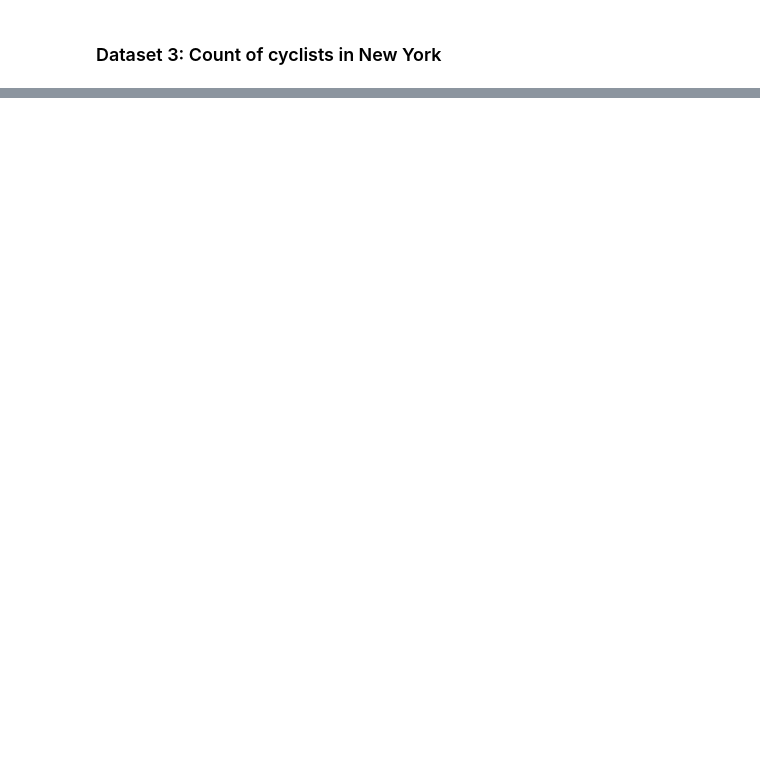
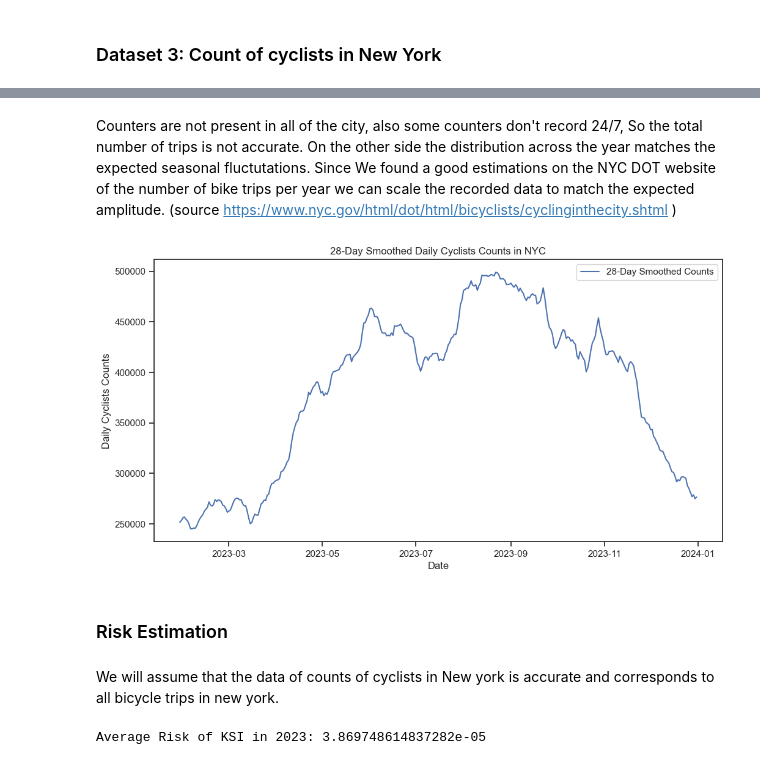
Before and after one commit to aziztnani/Citibike_insurance, a Jupyter notebook: notebooks/citibike_data_analysis.ipynb, the cells around one changed output, grey strips where cells are left out. Saved outputs shown, nothing was run; the diff lists cells and outputs as text; code cells hidden in the pictures; blank space fills up the shorter version.

Commit message:
Risk Estimation

```diff
--- a/notebooks/citibike_data_analysis.ipynb
+++ b/notebooks/citibike_data_analysis.ipynb
@@ -453,0 +483,36 @@ plt.show()
+# %% [markdown]
+Counters are not present in all of the city, also some counters don't record 24/7, So the total number of trips is not accurate. On the other side the distribution across the year matches the expected seasonal fluctutations. Since We found a good estimations on the NYC DOT website of the number of bike trips per year we can scale the recorded data to match the expected amplitude. (source https://www.nyc.gov/html/dot/html/bicyclists/cyclinginthecity.shtml )
+# %%
+number_of_bike_trips_nyc_2023 = 222700000
+scale_factor = number_of_bike_trips_nyc_2023 / trip_data.count()
+df_cyclists_nyc_daily['adjusted_daily_counts'] = df_cyclists_nyc_daily['daily_counts']*scale_factor
+# %%
+# Convert the date column to datetime if it's not already
+df_cyclists_nyc_daily['date'] = pd.to_datetime(df_cyclists_nyc_daily['date'])
+
+# Calculate the 28-day rolling average
+df_cyclists_nyc_daily['adjusted_daily_counts_smoothed'] = df_cyclists_nyc_daily['adjusted_daily_counts'].rolling(window=28).mean()
+
+# Plot the smoothed data
+plt.figure(figsize=(12, 6))
+plt.plot(df_cyclists_nyc_daily['date'], df_cyclists_nyc_daily['adjusted_daily_counts_smoothed'], label='28-Day Smoothed Counts')
+plt.xlabel('Date')
+plt.ylabel('Daily Cyclists Counts')
+plt.title('28-Day Smoothed Daily Cyclists Counts in NYC')
+plt.legend()
+plt.show()
+# %% [output]
+[figure, added]
+# %% [markdown]
+### Risk Estimation
+# %% [markdown]
+We will assume that the data of counts of cyclists in New york is accurate and corresponds to all bicycle trips in new york.
+# %%
+#average risk over one year:
+nb_accidents = len(df_accidents)
+nb_trips_nyc = df_cyclists_nyc_daily['adjusted_daily_counts'].sum()
+avg_risk = nb_accidents/nb_trips_nyc
+
+print(f"Average Risk of KSI in 2023: {avg_risk}")
+# %% [output]
+Average Risk of KSI in 2023: 3.869748614837282e-05
```
Also changed, not shown: parts of 14 cells of this notebook.
